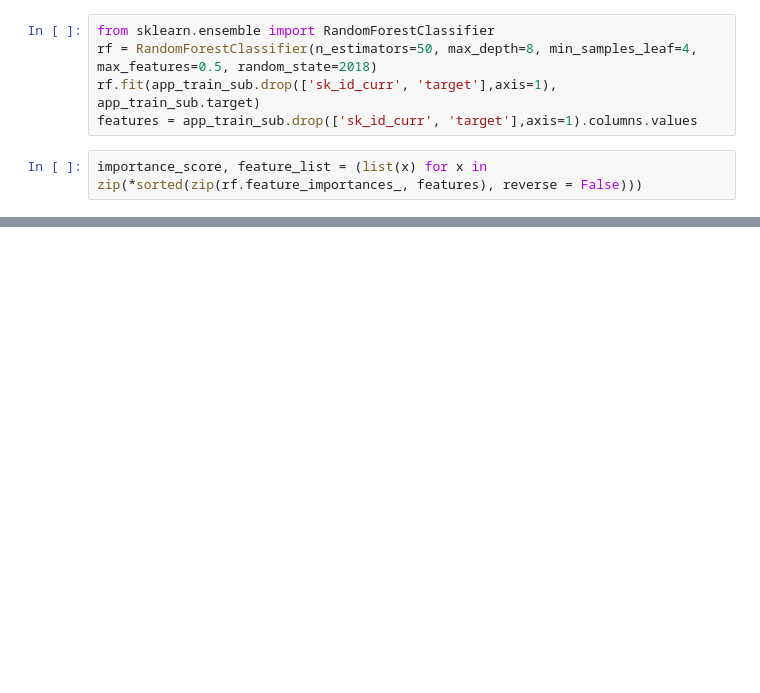
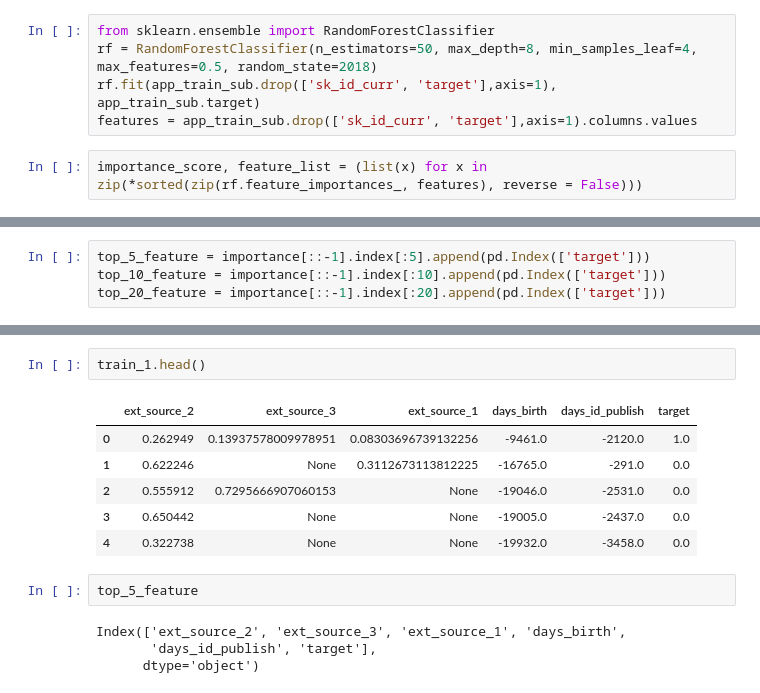
Before and after one commit to jerryzhu1/Home_Credit_Default_Risk, a Jupyter notebook: EDA.ipynb, the cells around one changed output, grey strips where cells are left out. Cells and saved outputs as stored; diff of their text form; blank space fills up the shorter version.

```diff
--- a/EDA.ipynb
+++ b/EDA.ipynb
@@ -367,0 +398,4 @@ importance.plot.barh(figsize = (10,25))
+# %%
+top_5_feature = importance[::-1].index[:5].append(pd.Index(['target']))
+top_10_feature = importance[::-1].index[:10].append(pd.Index(['target']))
+top_20_feature = importance[::-1].index[:20].append(pd.Index(['target']))
@@ -367,0 +446,15 @@ importance.plot.barh(figsize = (10,25))
+# %%
+train_1.head()
+# %% [output]
+|  | ext_source_2 | ext_source_3 | ext_source_1 | days_birth | days_id_publish | target |
+| 0 | 0.262949 | 0.13937578009978951 | 0.08303696739132256 | -9461.0 | -2120.0 | 1.0 |
+| 1 | 0.622246 | None | 0.3112673113812225 | -16765.0 | -291.0 | 0.0 |
+| 2 | 0.555912 | 0.7295666907060153 | None | -19046.0 | -2531.0 | 0.0 |
+| 3 | 0.650442 | None | None | -19005.0 | -2437.0 | 0.0 |
+| 4 | 0.322738 | None | None | -19932.0 | -3458.0 | 0.0 |
+# %%
+top_5_feature
+# %% [output]
+Index(['ext_source_2', 'ext_source_3', 'ext_source_1', 'days_birth',
+       'days_id_publish', 'target'],
+      dtype='object')
```
Also changed, not shown: parts of 25 cells of this notebook.
